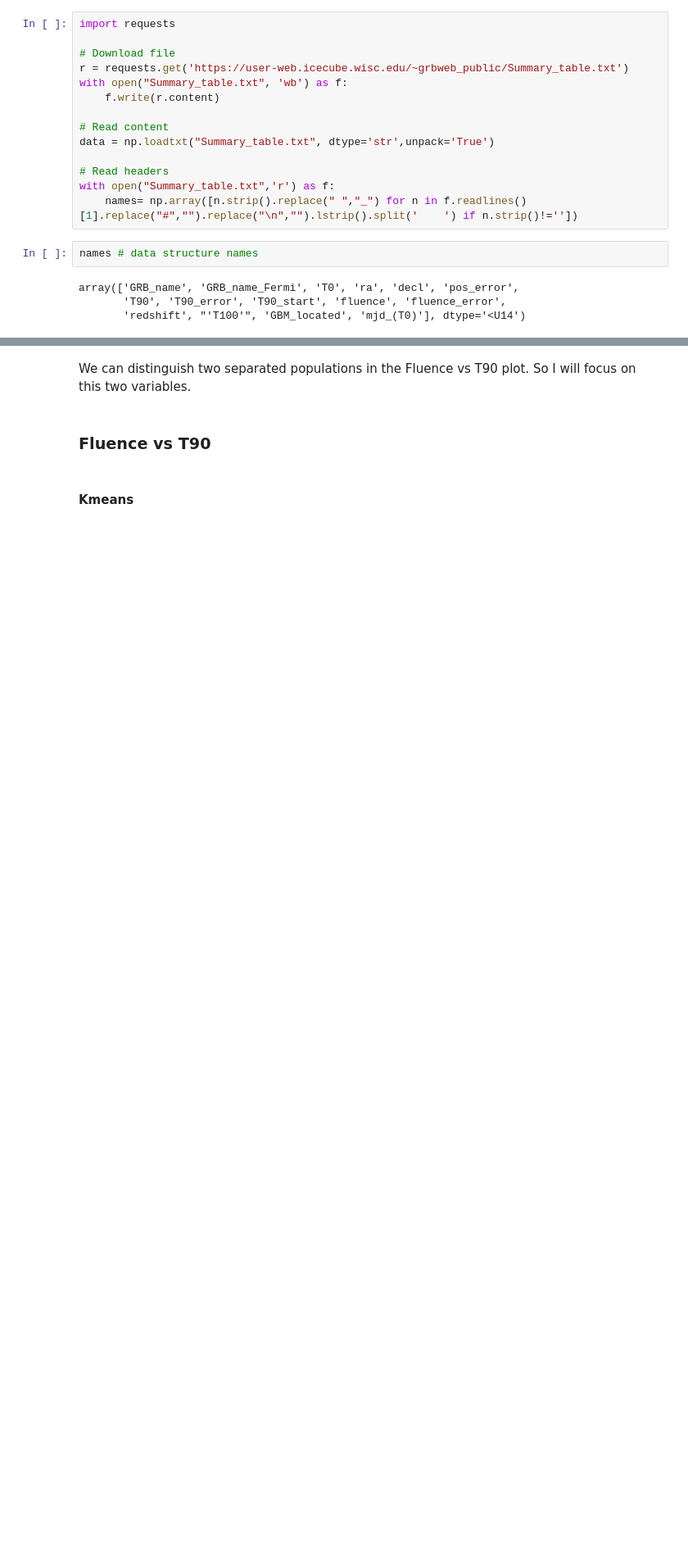
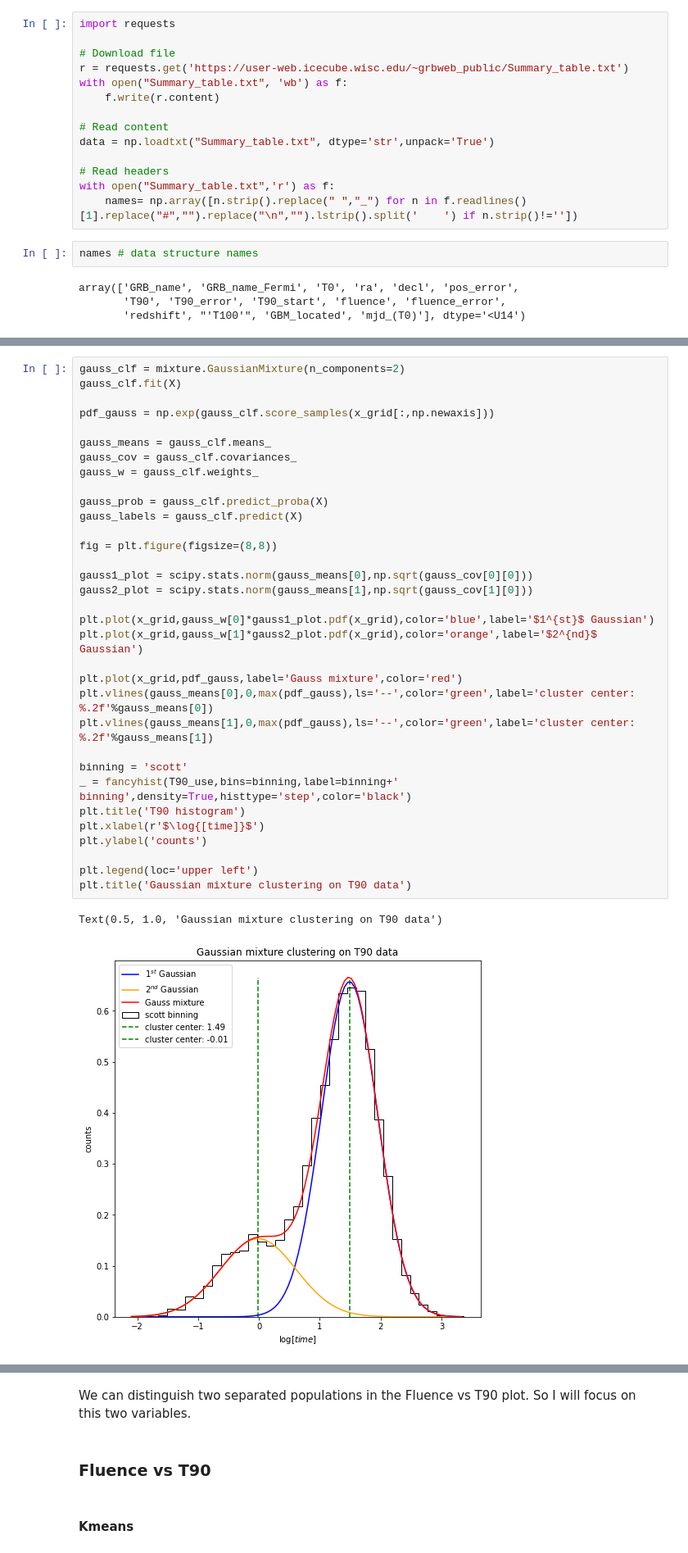
Before and after one commit to ludovicobizzarri/astrostatistics_bicocca_2024, a Jupyter notebook: working/Lesson 14/Gamma Ray Burst.ipynb, the cells around one changed output, grey strips where cells are left out. Shown at 82% size. Cells and saved outputs as stored; diff of their text form; blank space fills up the shorter version.

```diff
--- a/working/Lesson 14/Gamma Ray Burst.ipynb
+++ b/working/Lesson 14/Gamma Ray Burst.ipynb
@@ -106,0 +195,36 @@ z_log = np.log10(z[mask_real_data])
+# %%
+gauss_clf = mixture.GaussianMixture(n_components=2)
+gauss_clf.fit(X)
+
+pdf_gauss = np.exp(gauss_clf.score_samples(x_grid[:,np.newaxis]))
+
+gauss_means = gauss_clf.means_
+gauss_cov = gauss_clf.covariances_
+gauss_w = gauss_clf.weights_
+
+gauss_prob = gauss_clf.predict_proba(X)
+gauss_labels = gauss_clf.predict(X)
+
+fig = plt.figure(figsize=(8,8))
+
+gauss1_plot = scipy.stats.norm(gauss_means[0],np.sqrt(gauss_cov[0][0]))
+gauss2_plot = scipy.stats.norm(gauss_means[1],np.sqrt(gauss_cov[1][0]))
+
+plt.plot(x_grid,gauss_w[0]*gauss1_plot.pdf(x_grid),color='blue',label='$1^{st}$ Gaussian')
+plt.plot(x_grid,gauss_w[1]*gauss2_plot.pdf(x_grid),color='orange',label='$2^{nd}$ Gaussian')
+
+plt.plot(x_grid,pdf_gauss,label='Gauss mixture',color='red')
+plt.vlines(gauss_means[0],0,max(pdf_gauss),ls='--',color='green',label='cluster center: %.2f'%gauss_means[0])
+plt.vlines(gauss_means[1],0,max(pdf_gauss),ls='--',color='green',label='cluster center: %.2f'%gauss_means[1])
+
+binning = 'scott'
+_ = fancyhist(T90_use,bins=binning,label=binning+' binning',density=True,histtype='step',color='black')
+plt.title('T90 histogram')
+plt.xlabel(r'$\log{[time]}$')
+plt.ylabel('counts')
+
+plt.legend(loc='upper left')
+plt.title('Gaussian mixture clustering on T90 data')
+# %% [output]
+Text(0.5, 1.0, 'Gaussian mixture clustering on T90 data')
+[figure, added]
```
Also changed, not shown: parts of 18 cells of this notebook.
